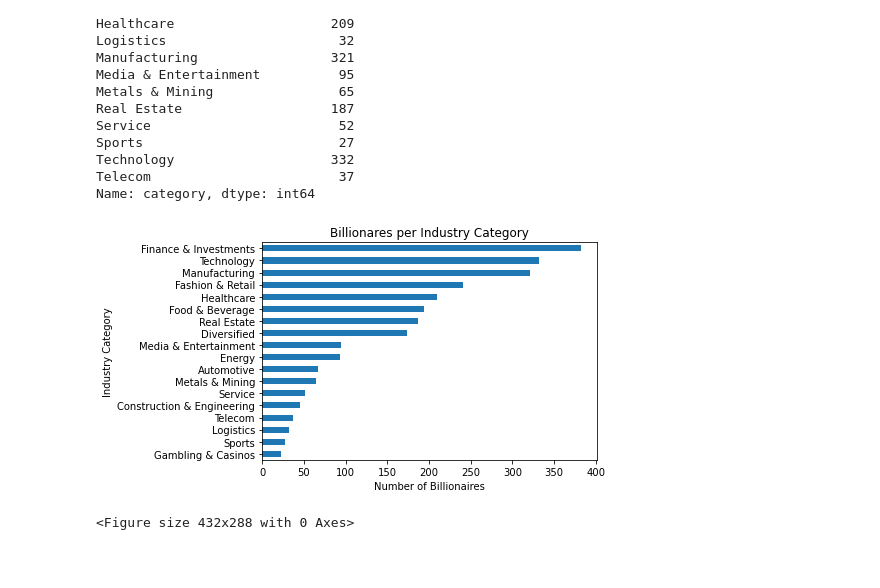
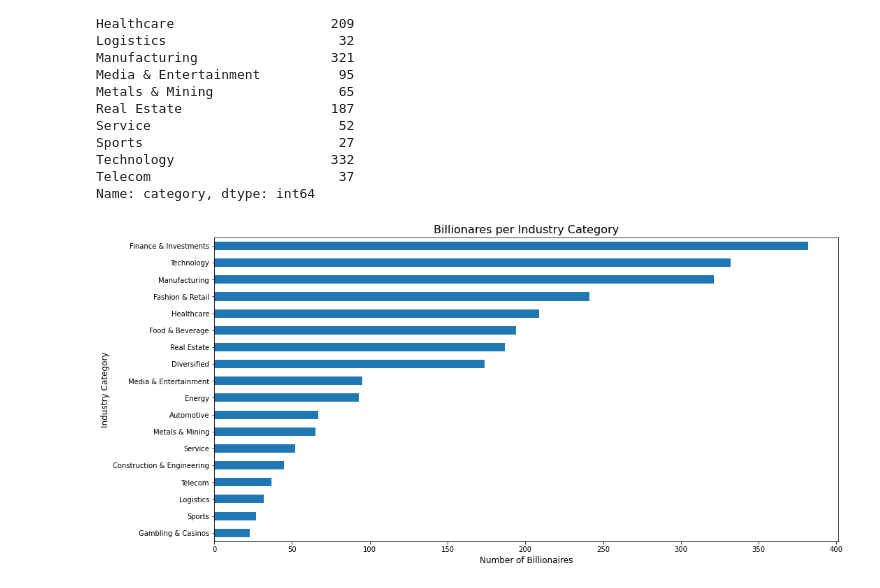
Before and after one commit to SEngel23/Billionaire_Analysis, a Jupyter notebook: billionaire_exploratory_analysis.ipynb, the cells around one changed output. Drawn from its saved outputs; the diff is of its cells as text; code cells hidden in the pictures; blank space fills up the shorter version.

```diff
--- a/billionaire_exploratory_analysis.ipynb
+++ b/billionaire_exploratory_analysis.ipynb
@@ -197,18 +206,18 @@ Name: category, dtype: int64
 # %%
 
 # chart the industry information on a bar graph
 
 # Create a bar chart based off of the group series from before
-industry_chart = category_count.sort_values().plot(kind='barh')
+industry_chart = category_count.sort_values().plot(kind='barh', figsize=(16,8))
 
 # Set the xlabel and ylabel using class methods
-industry_chart.set_xlabel("Number of Billionaires")
-industry_chart.set_ylabel("Industry Category")
-plt.title("Billionares per Industry Category")
+industry_chart.set_xlabel("Number of Billionaires", fontsize = 12)
+industry_chart.set_ylabel("Industry Category", fontsize = 12)
+plt.title("Billionares per Industry Category", fontdict= {'fontsize' : 16})
 
+# save the hbar chart as png in the images folder
+plt.savefig("Images/2022_Category_vs_Billionaires.png")
 
 plt.show()
-plt.tight_layout()
 # %% [output]
-[figure, old version]
+[figure, new version]
-<Figure size 432x288 with 0 Axes>
```
Also changed, not shown: parts of 4 cells of this notebook, 4 other files.
